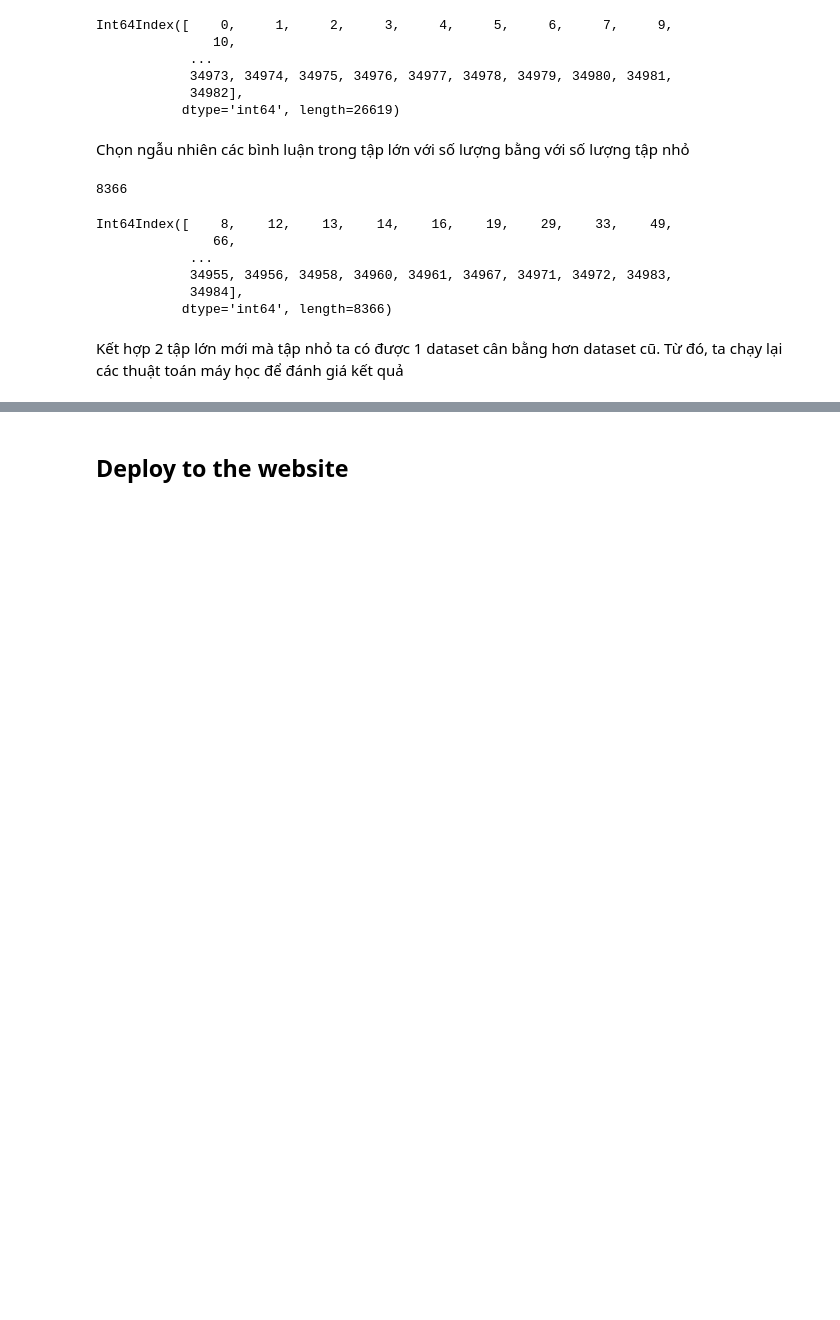
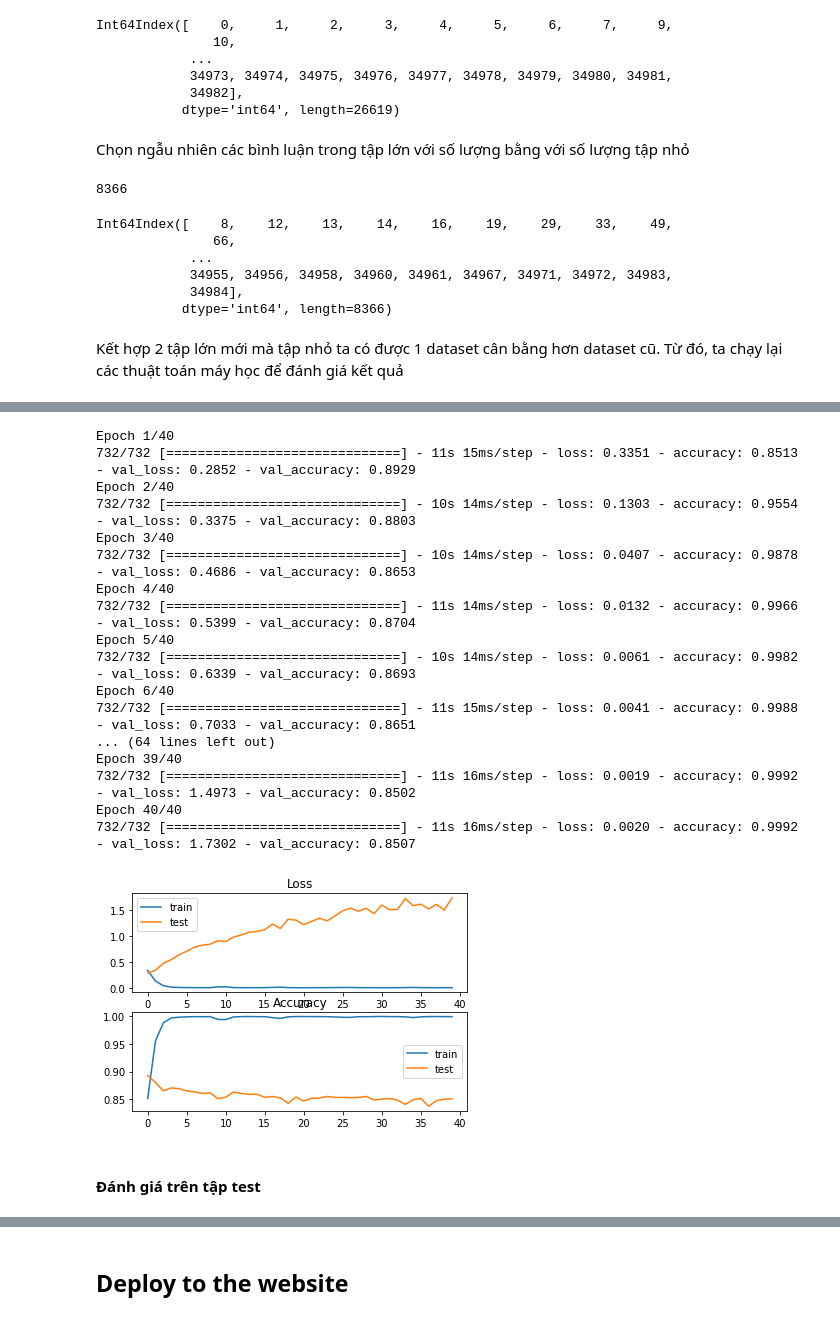
Before and after one commit to DatDoc/CS114.K21.KHTN, a Jupyter notebook: sentiment_analysis/sentiment_analysis.ipynb, the cells around one changed output, grey strips where cells are left out. Cells and saved outputs as stored; diff of their text form; code cells hidden in the pictures; blank space fills up the shorter version.

```diff
--- a/sentiment_analysis/sentiment_analysis.ipynb
+++ b/sentiment_analysis/sentiment_analysis.ipynb
@@ -993,0 +1091,6 @@ weighted avg      0.894     0.894     0.894     10040
+# %%
+tokenizer_undersampling = Tokenizer(num_words=vocab_size, oov_token="<OOV>")
+tokenizer_undersampling.fit_on_texts(undersampling_X_train)
+word_index = tokenizer_undersampling.word_index
+undersampling_train_sequences = tokenizer_undersampling.texts_to_sequences(undersampling_X_train)
+undersampling_train_padded = pad_sequences(undersampling_train_sequences, maxlen=max_length, truncating='post', padding='post')
@@ -993,0 +1109,5 @@ weighted avg      0.894     0.894     0.894     10040
+# %%
+undersampling_val_sequences = tokenizer_undersampling.texts_to_sequences(undersampling_X_val)
+undersampling_val_padded = pad_sequences(undersampling_val_sequences, maxlen=max_length, truncating='post', padding='post')
+print(undersampling_val_padded)
+print(undersampling_val_padded.shape)
@@ -993,0 +1123,8 @@ weighted avg      0.894     0.894     0.894     10040
+# %%
+model_undersampling_dl = tf.keras.Sequential()
+model_undersampling_dl.add(tf.keras.layers.Embedding(vocab_size, embedding_dim, input_length = max_length))
+model_undersampling_dl.add(tf.keras.layers.Flatten())
+model_undersampling_dl.add(tf.keras.layers.Dense(10, activation="relu"))
+model_undersampling_dl.add(tf.keras.layers.Dense(1, activation="sigmoid"))
+model_undersampling_dl.compile(loss = 'binary_crossentropy', optimizer='adam', metrics=['accuracy'])
+model_undersampling_dl.summary()
@@ -993,0 +1148,37 @@ weighted avg      0.894     0.894     0.894     10040
+# %%
+num_epochs = 40
+history_undersampling = model_undersampling_dl.fit(undersampling_train_padded, undersampling_y_train, epochs=num_epochs, validation_data=(undersampling_val_padded, undersampling_y_val))
+# plot loss during training
+plt.subplot(211)
+plt.title('Loss')
+plt.plot(history_undersampling.history['loss'], label='train')
+plt.plot(history_undersampling.history['val_loss'], label='test')
+plt.legend()
+# plot accuracy during training
+plt.subplot(212)
+plt.title('Accuracy')
+plt.plot(history_undersampling.history['accuracy'], label='train')
+plt.plot(history_undersampling.history['val_accuracy'], label='test')
+plt.legend()
+plt.show()
+# %% [output]
+Epoch 1/40
+732/732 [==============================] - 11s 15ms/step - loss: 0.3351 - accuracy: 0.8513 - val_loss: 0.2852 - val_accuracy: 0.8929
+Epoch 2/40
+732/732 [==============================] - 10s 14ms/step - loss: 0.1303 - accuracy: 0.9554 - val_loss: 0.3375 - val_accuracy: 0.8803
+Epoch 3/40
+732/732 [==============================] - 10s 14ms/step - loss: 0.0407 - accuracy: 0.9878 - val_loss: 0.4686 - val_accuracy: 0.8653
+Epoch 4/40
+732/732 [==============================] - 11s 14ms/step - loss: 0.0132 - accuracy: 0.9966 - val_loss: 0.5399 - val_accuracy: 0.8704
+Epoch 5/40
+732/732 [==============================] - 10s 14ms/step - loss: 0.0061 - accuracy: 0.9982 - val_loss: 0.6339 - val_accuracy: 0.8693
+Epoch 6/40
+732/732 [==============================] - 11s 15ms/step - loss: 0.0041 - accuracy: 0.9988 - val_loss: 0.7033 - val_accuracy: 0.8651
+... (64 lines left out)
+Epoch 39/40
+732/732 [==============================] - 11s 16ms/step - loss: 0.0019 - accuracy: 0.9992 - val_loss: 1.4973 - val_accuracy: 0.8502
+Epoch 40/40
+732/732 [==============================] - 11s 16ms/step - loss: 0.0020 - accuracy: 0.9992 - val_loss: 1.7302 - val_accuracy: 0.8507
+[figure, added]
+# %% [markdown]
+#### Đánh giá trên tập test
```
Also changed, not shown: parts of 41 cells of this notebook.
